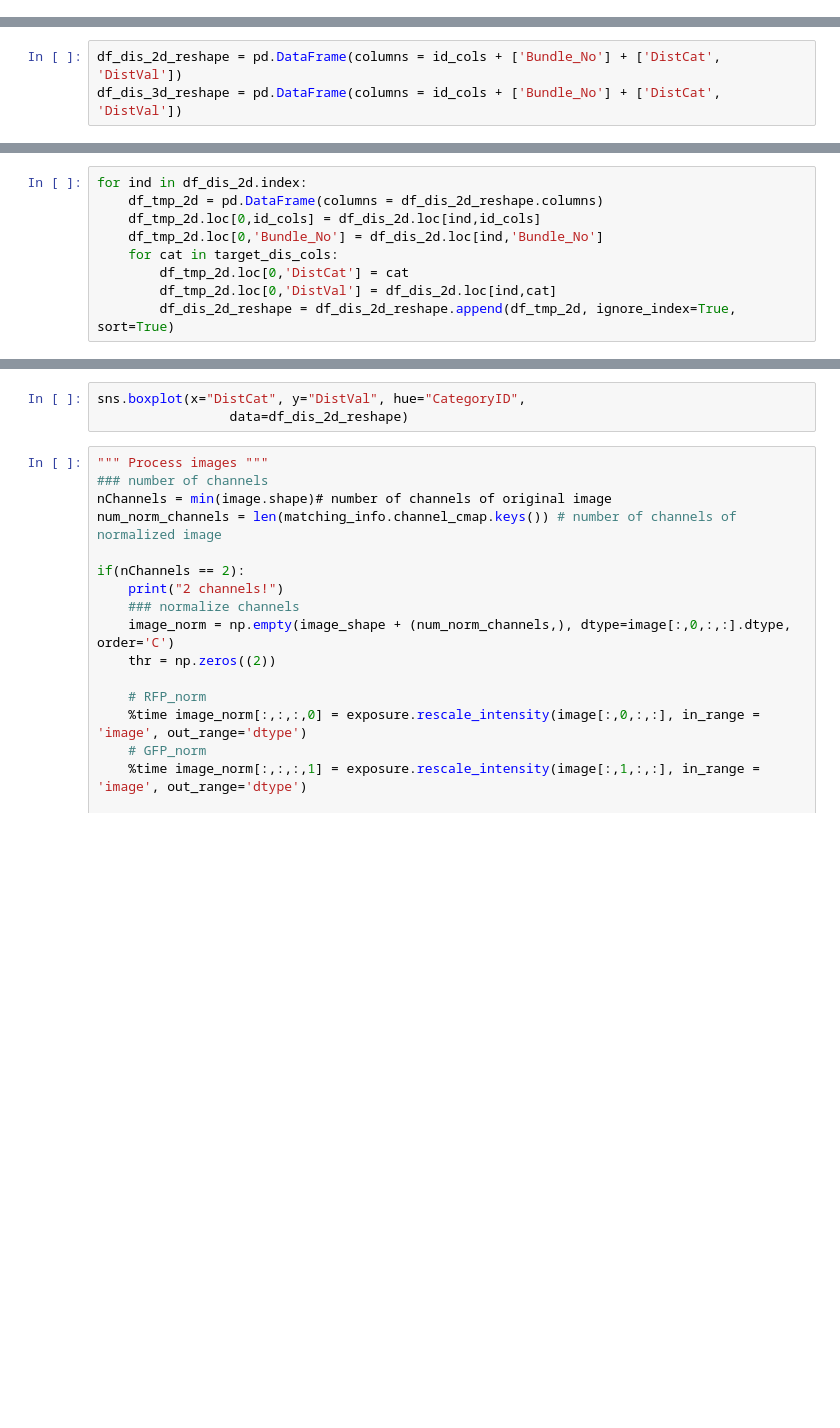
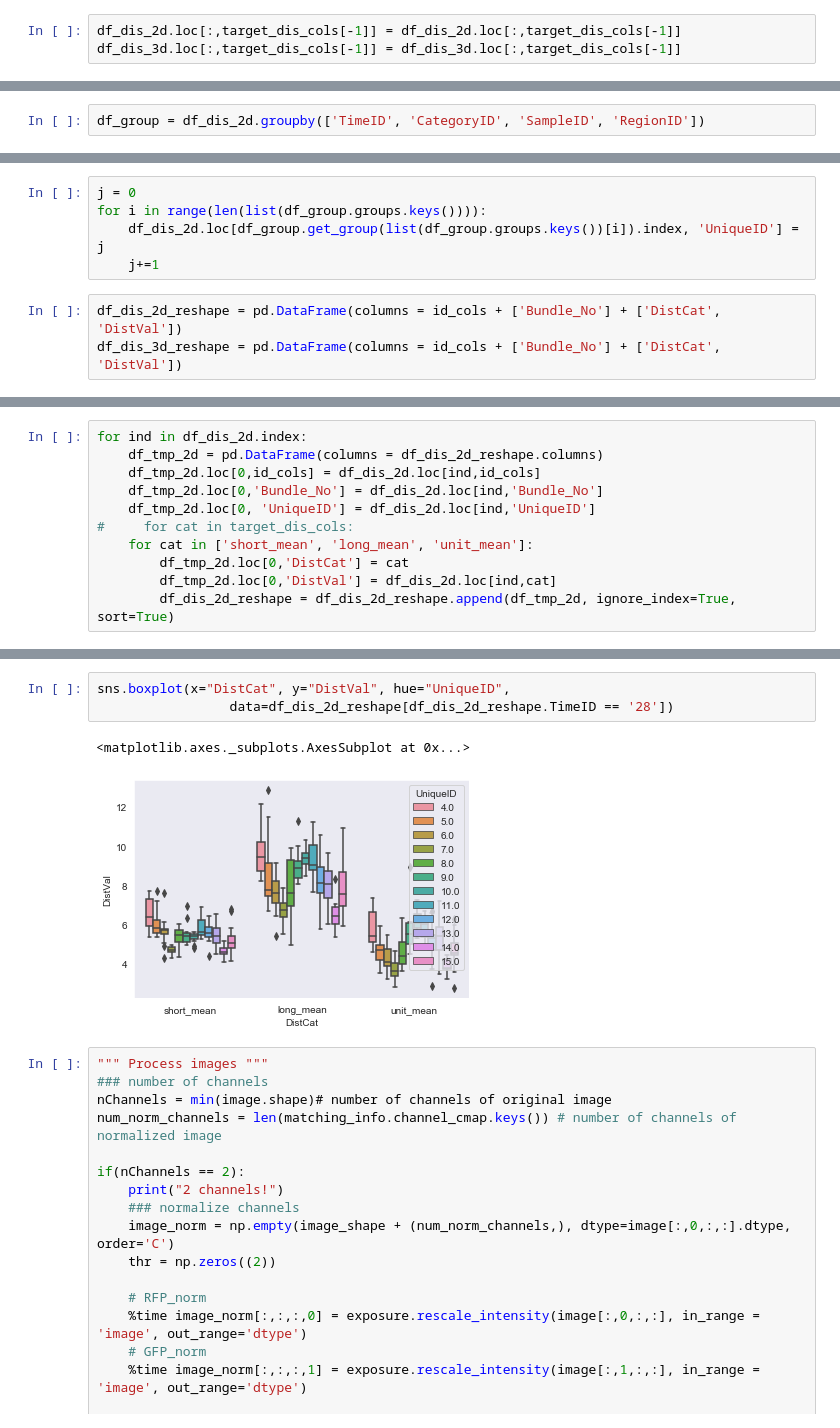
Before and after one commit to AltschulerWu-Lab/nsp_extension, a Jupyter notebook: python/python_notebook/Data_quantification_main_target_distance_v20200214.ipynb, the cells around one changed output, grey strips where cells are left out. Saved outputs shown, nothing was run; the diff lists cells and outputs as text; blank space fills up the shorter version.

```diff
--- a/python/python_notebook/Data_quantification_main_target_distance_v20200214.ipynb
+++ b/python/python_notebook/Data_quantification_main_target_distance_v20200214.ipynb
@@ -308,2 +311,5 @@ target_dis_cols
+# %%
+df_dis_2d.loc[:,target_dis_cols[-1]] = df_dis_2d.loc[:,target_dis_cols[-1]]
+df_dis_3d.loc[:,target_dis_cols[-1]] = df_dis_3d.loc[:,target_dis_cols[-1]]
 # %%
 df_dis_2d.columns
@@ -309,0 +322,2 @@ df_dis_2d.columns
+# %%
+df_group = df_dis_2d.groupby(['TimeID', 'CategoryID', 'SampleID', 'RegionID'])
@@ -310,3 +328,8 @@ df_dis_2d.columns
+# %%
+j = 0
+for i in range(len(list(df_group.groups.keys()))):
+    df_dis_2d.loc[df_group.get_group(list(df_group.groups.keys())[i]).index, 'UniqueID'] = j
+    j+=1
 # %%
 df_dis_2d_reshape = pd.DataFrame(columns = id_cols + ['Bundle_No'] + ['DistCat', 'DistVal'])
 df_dis_3d_reshape = pd.DataFrame(columns = id_cols + ['Bundle_No'] + ['DistCat', 'DistVal'])
@@ -317,7 +338,9 @@ for ind in df_dis_2d.index:
     df_tmp_2d = pd.DataFrame(columns = df_dis_2d_reshape.columns)
     df_tmp_2d.loc[0,id_cols] = df_dis_2d.loc[ind,id_cols]
     df_tmp_2d.loc[0,'Bundle_No'] = df_dis_2d.loc[ind,'Bundle_No']
-    for cat in target_dis_cols:
+    df_tmp_2d.loc[0, 'UniqueID'] = df_dis_2d.loc[ind,'UniqueID']
+#     for cat in target_dis_cols:
+    for cat in ['short_mean', 'long_mean', 'unit_mean']:
         df_tmp_2d.loc[0,'DistCat'] = cat
         df_tmp_2d.loc[0,'DistVal'] = df_dis_2d.loc[ind,cat]
         df_dis_2d_reshape = df_dis_2d_reshape.append(df_tmp_2d, ignore_index=True, sort=True)
@@ -324,6 +357,9 @@ for ind in df_dis_2d.index:
 # %%
-sns.boxplot(x="DistCat", y="DistVal", hue="CategoryID",
-                 data=df_dis_2d_reshape)
+sns.boxplot(x="DistCat", y="DistVal", hue="UniqueID",
+                 data=df_dis_2d_reshape[df_dis_2d_reshape.TimeID == '28'])
+# %% [output]
+<matplotlib.axes._subplots.AxesSubplot at 0x...>
+[figure, added]
 # %%
 """ Process images """
 ### number of channels
```
Also changed, not shown: parts of 21 cells of this notebook, 18 other files.
